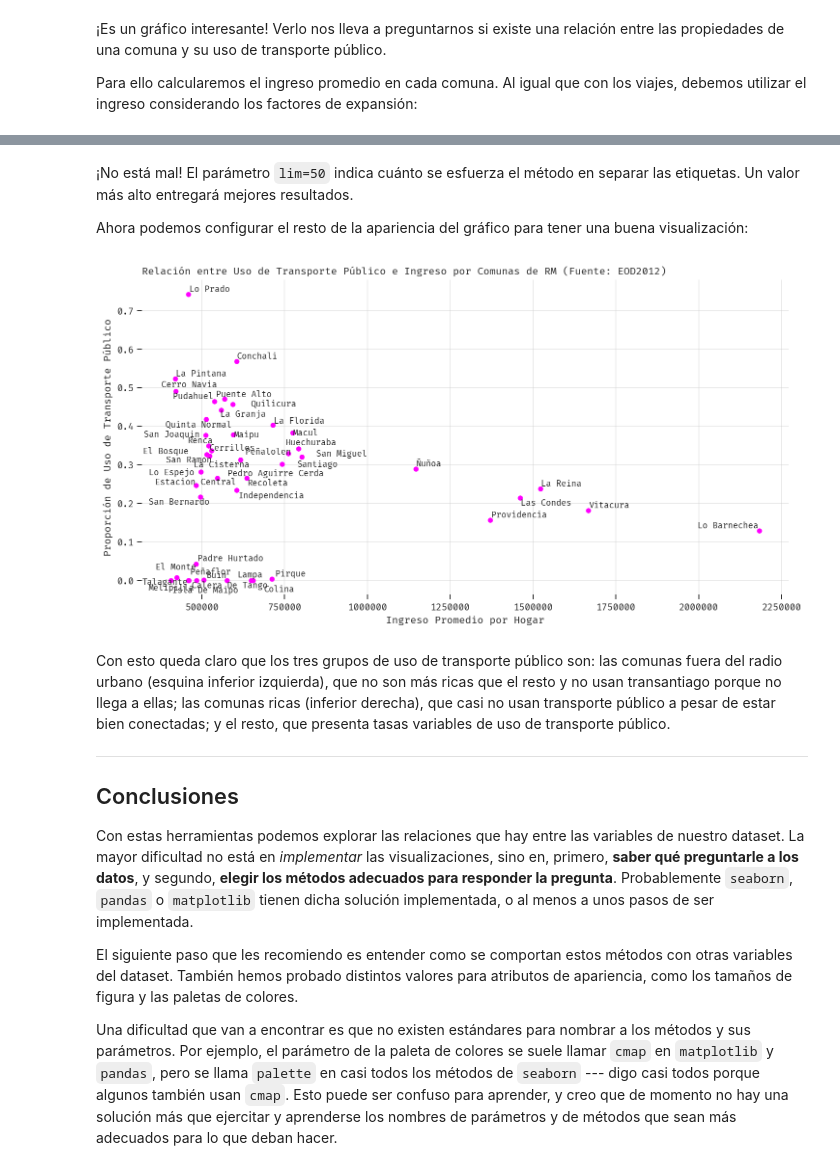
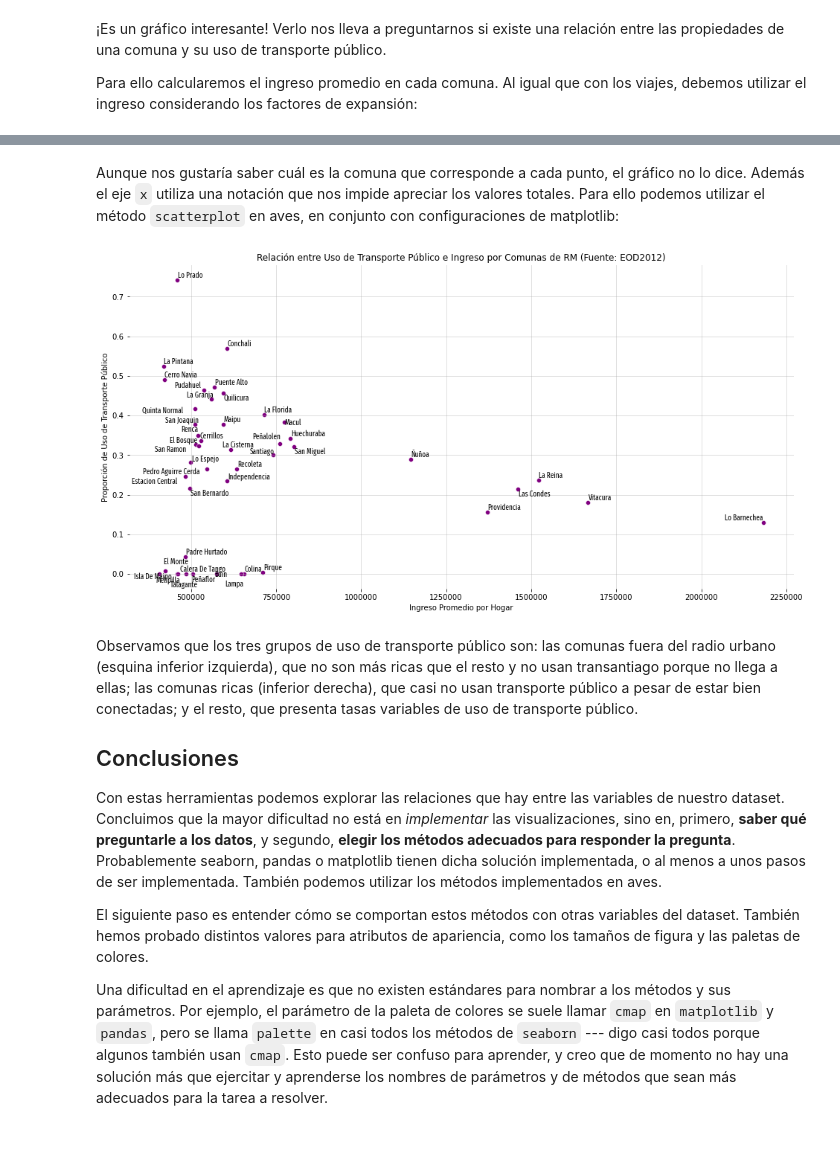
Before and after one commit to zorzalerrante/aves, a Jupyter notebook: notebooks/01-python-tools.ipynb, the cells around one changed output, grey strips where cells are left out. Cells and saved outputs as stored; diff of their text form; code cells hidden in the pictures; blank space fills up the shorter version.

```diff
--- a/notebooks/01-python-tools.ipynb
+++ b/notebooks/01-python-tools.ipynb
@@ -144,5 +154,5 @@ Y, finalmente, los viajes:
 # %%
-viajes = eod.read_trips()
+viajes = eod.read_trips("../data/external/EOD_STGO")
 viajes.info()
 # %% [output]
 <class 'pandas.core.frame.DataFrame'>
@@ -567,2 +186,0 @@ Por ejemplo, si tenemos un valor que dice `23:30` y lo dividimos por `pd.Timedel
-# %%
-viajes_persona_hogar['HoraDeInicio'] = viajes_persona_hogar['HoraIni'] / pd.Timedelta(hours=1)
@@ -841,11 +409,12 @@ sns.despine(ax=ax)
 
 Para ello calcularemos el ingreso promedio en cada comuna. Al igual que con los viajes, debemos utilizar el ingreso considerando los factores de expansión:
 # %%
-ingreso_por_comuna = (hogares
-                      .groupby('Comuna')
-                      .apply(lambda x: (x['FactorHogar'] * x['IngresoHogar']).sum()
-                                       / x['FactorHogar'].sum())
-                      .rename('ingreso')
+ingreso_por_comuna = (
+    hogares.groupby("Comuna")
+    .apply(
+        lambda x: (x["FactorHogar"] * x["IngresoHogar"]).sum() / x["FactorHogar"].sum()
+    )
+    .rename("ingreso")
 )
 
 ingreso_por_comuna
@@ -875,0 +441,5 @@ Un gráfico que se suele usar para ver relaciones es el _scatterplot_. `pandas`
+# %%
+from aves.features.utils import normalize_rows
+
+modo_comuna_ingreso = modo_comuna.pipe(normalize_rows).join(ingreso_por_comuna)
+modo_comuna_ingreso
@@ -914,4 +473,2 @@ adjust_text(labels, ax=ax, lim=5)
-# %% [markdown]
-¡No está mal! El parámetro `lim=50` indica cuánto se esfuerza el método en separar las etiquetas. Un valor más alto entregará mejores resultados.
-
-Ahora podemos configurar el resto de la apariencia del gráfico para tener una buena visualización:
+# %% [markdown]
+Aunque nos gustaría saber cuál es la comuna que corresponde a cada punto, el gráfico no lo dice. Además el eje `x` utiliza una notación que nos impide apreciar los valores totales. Para ello podemos utilizar el método `scatterplot` en aves, en conjunto con configuraciones de matplotlib:
@@ -918,39 +477,37 @@ Ahora podemos configurar el resto de la apariencia del gráfico para tener una b
 # %%
-fig, ax = plt.subplots(1, 1, figsize=(12, 6))
+fig, ax = plt.subplots(1, 1, figsize=(16, 8))
 
-modo_comuna_ingreso.plot.scatter(x='ingreso', y='Bip!', color='magenta', ax=ax)
+scatterplot(
+    ax,
+    modo_comuna_ingreso,
+    "ingreso",
+    "Bip!",
+    annotate=True,
+    avoid_collisions=True,
+    text_args=dict(fontsize="x-small", font="Fira Sans Extra Condensed"),
+    scatter_args=dict(color="purple"),
+)
 
-# accedemos a los datos en pandas y usamos código de matplotlib
-labels = []
+ax.set_xlabel("Ingreso Promedio por Hogar")
+ax.set_ylabel("Proporción de Uso de Transporte Público")
+ax.set_title(
+    "Relación entre Uso de Transporte Público e Ingreso por Comunas de RM (Fuente: EOD2012)"
+)
+ax.grid(alpha=0.5)
+ax.ticklabel_format(style="plain")
 
-for index, row in modo_comuna_ingreso.iterrows():
-    text = ax.annotate(index.title(), (row['ingreso'], row['Bip!']), fontsize='small')
-    labels.append(text)
+sns.despine(ax=ax, left=True, bottom=True, right=True, top=True)
 
-# esta biblioteca externa nos ayuda a darle legibilidad al texto
-adjust_text(labels, ax=ax, lim=5)
-
-# usamos matplotlib para configurar el gráfico
-ax.set_xlabel('Ingreso Promedio por Hogar')
-ax.set_ylabel('Proporción de Uso de Transporte Público')
-ax.set_title('Relación entre Uso de Transporte Público e Ingreso por Comunas de RM (Fuente: EOD2012)', loc='left')
-ax.grid(alpha=0.5)
-# esto quita la notación científica
-ax.ticklabel_format(style='plain')
-
-# con un poco de ayuda de seaborn
-sns.despine(ax=ax, left=True, bottom=True, right=True, top=True)
+# fig.savefig('../reports/figures/example_scatterplot.png', dpi=150, bbox_inches='tight')
 # %% [output]
-[figure, old version]
+[figure, new version]
 # %% [markdown]
-Con esto queda claro que los tres grupos de uso de transporte público son: las comunas fuera del radio urbano (esquina inferior izquierda), que no son más ricas que el resto y no usan transantiago porque no llega a ellas; las comunas ricas (inferior derecha), que casi no usan transporte público a pesar de estar bien conectadas; y el resto, que presenta tasas variables de uso de transporte público.
-
----
+Observamos que los tres grupos de uso de transporte público son: las comunas fuera del radio urbano (esquina inferior izquierda), que no son más ricas que el resto y no usan transantiago porque no llega a ellas; las comunas ricas (inferior derecha), que casi no usan transporte público a pesar de estar bien conectadas; y el resto, que presenta tasas variables de uso de transporte público.
 
 ## Conclusiones
 
-Con estas herramientas podemos explorar las relaciones que hay entre las variables de nuestro dataset. La mayor dificultad no está en _implementar_ las visualizaciones, sino en, primero, **saber qué preguntarle a los datos**, y segundo, **elegir los métodos adecuados para responder la pregunta**. Probablemente `seaborn`, `pandas` o `matplotlib` tienen dicha solución implementada, o al menos a unos pasos de ser implementada.
+Con estas herramientas podemos explorar las relaciones que hay entre las variables de nuestro dataset. Concluimos que la mayor dificultad no está en _implementar_ las visualizaciones, sino en, primero, **saber qué preguntarle a los datos**, y segundo, **elegir los métodos adecuados para responder la pregunta**. Probablemente seaborn, pandas o matplotlib tienen dicha solución implementada, o al menos a unos pasos de ser implementada. También podemos utilizar los métodos implementados en aves.
 
-El siguiente paso que les recomiendo es entender como se comportan estos métodos con otras variables del dataset. También hemos probado distintos valores para atributos de apariencia, como los tamaños de figura y las paletas de colores.
+El siguiente paso es entender cómo se comportan estos métodos con otras variables del dataset. También hemos probado distintos valores para atributos de apariencia, como los tamaños de figura y las paletas de colores.
 
-Una dificultad que van a encontrar es que no existen estándares para nombrar a los métodos y sus parámetros. Por ejemplo, el parámetro de la paleta de colores se suele llamar `cmap` en `matplotlib` y `pandas`, pero se llama `palette` en casi todos los métodos de `seaborn` --- digo casi todos porque algunos también usan `cmap`. Esto puede ser confuso para aprender, y creo que de momento no hay una solución más que ejercitar y aprenderse los nombres de parámetros y de métodos que sean más adecuados para lo que deban hacer.
+Una dificultad en el aprendizaje es que no existen estándares para nombrar a los métodos y sus parámetros. Por ejemplo, el parámetro de la paleta de colores se suele llamar `cmap` en `matplotlib` y `pandas`, pero se llama `palette` en casi todos los métodos de `seaborn` --- digo casi todos porque algunos también usan `cmap`. Esto puede ser confuso para aprender, y creo que de momento no hay una solución más que ejercitar y aprenderse los nombres de parámetros y de métodos que sean más adecuados para la tarea a resolver.
```
Also changed, not shown: parts of 157 cells of this notebook, 50 other files.
